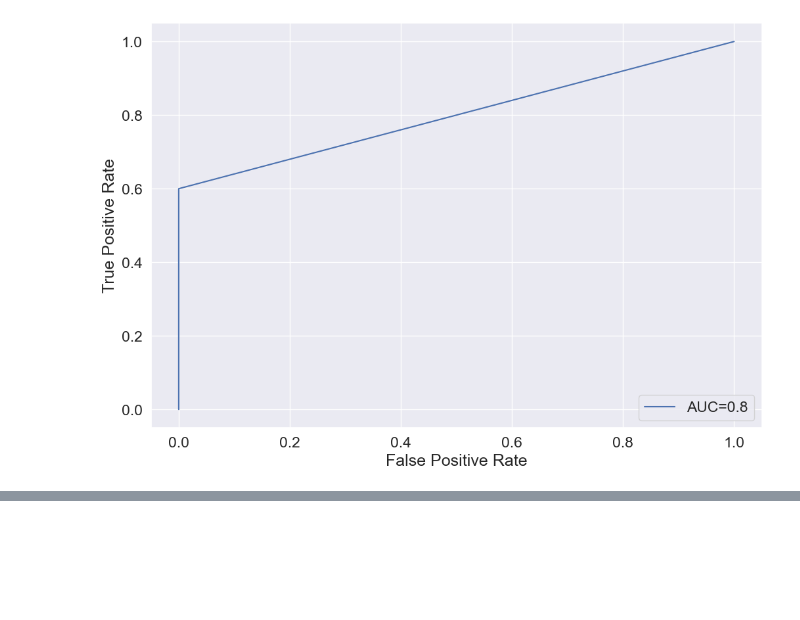
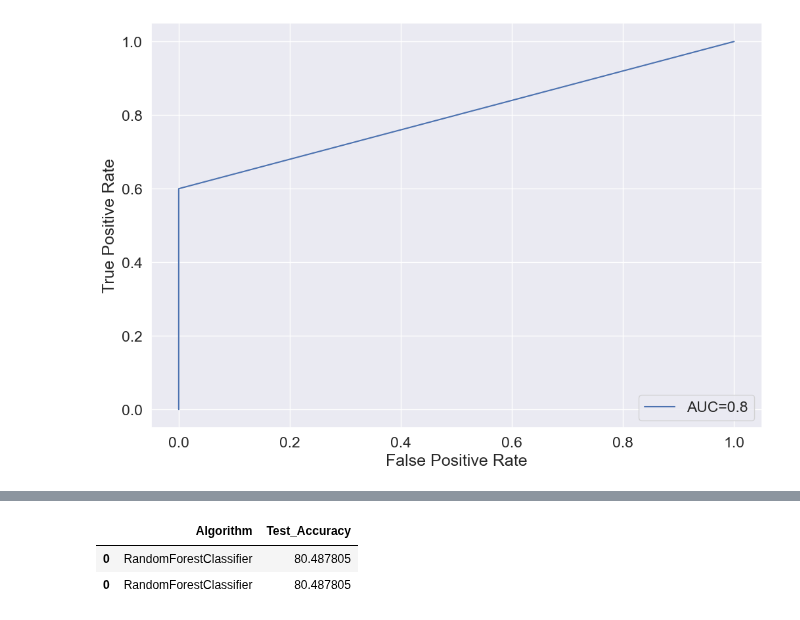
Before and after one commit to n8fury/MVP_Predictor-T20_Mens_Worldcup_2022, a Jupyter notebook: Notebooks/models.ipynb, the cells around one changed output, grey strips where cells are left out. Cells and saved outputs as stored; diff of their text form; code cells hidden in the pictures; blank space fills up the shorter version.

```diff
--- a/Notebooks/models.ipynb
+++ b/Notebooks/models.ipynb
@@ -485,0 +520,3 @@ plt.show()
+# %%
+rfc_acc = accuracy_score(y_test, y_pred_rfc)*100
+rfc_acc
@@ -485,0 +525,4 @@ plt.show()
+# %%
+y_predtrain_lr = rfc.predict(x_train_scaled)
+rfc_train_acc = accuracy_score(y_train, y_predtrain_lr)*100
+rfc_train_acc
@@ -485,0 +531,12 @@ plt.show()
+# %%
+tempResults = pd.DataFrame({'Algorithm': ['RandomForestClassifier'], 'Train_Accuracy': [
+                           rfc_train_acc], 'Test_Accuracy': [rfc_acc]})
+print(tempResults)
+
+results = pd.DataFrame()
+print(type(results))
+
+results = pd.concat([results, tempResults])
+
+results = results[['Algorithm', 'Train_Accuracy', 'Test_Accuracy']]
+results
@@ -485,0 +549,12 @@ plt.show()
+# %%
+tempResults = pd.DataFrame(
+    {'Algorithm': [' RandomForestClassifier'], 'Test_Accuracy': [rfc_acc]})
+
+results = pd.concat([results, tempResults])
+
+results = results[['Algorithm', 'Test_Accuracy']]
+results
+# %% [output]
+|  | Algorithm | Test_Accuracy |
+| 0 | RandomForestClassifier | 80.487805 |
+| 0 | RandomForestClassifier | 80.487805 |
```
Also changed, not shown: parts of 11 cells of this notebook.
